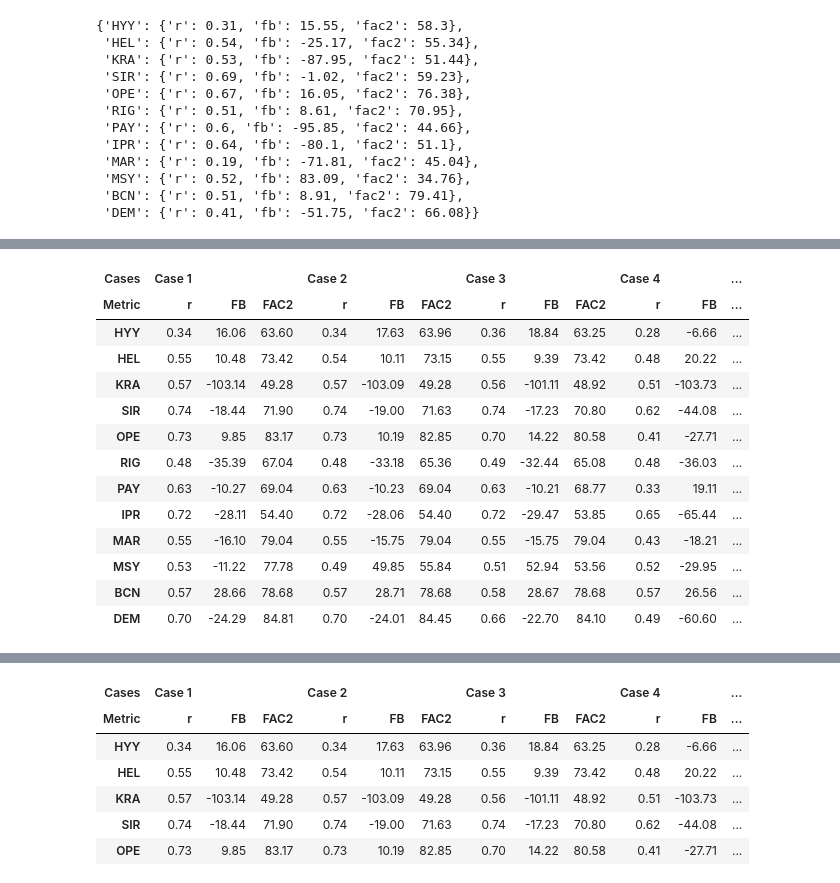
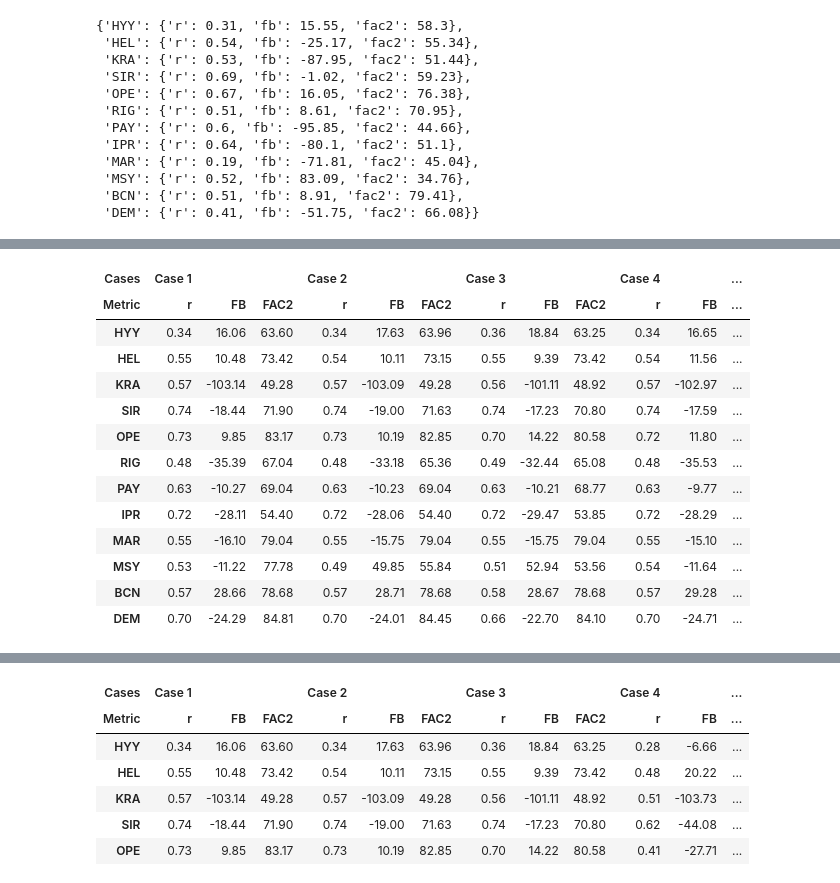
Before and after one commit to hectornav/Tool4BrC, a Jupyter notebook: paper_plots_new.ipynb, the cells around one changed output, grey strips where cells are left out. Cells and saved outputs as stored; diff of their text form; code cells hidden in the pictures.

```diff
--- a/paper_plots_new.ipynb
+++ b/paper_plots_new.ipynb
@@ -78,6 +78,9 @@ def calculate_statistics_nosoa(stn, points, mode='by_station'):
                                                        SA=False, mode=mode, points=points, model='monarch_best', case='moderately')
     abs_mod_strongly = ut.calculate_absorption_cases_nosoa(dict_of_names['acr_first'][stn], best=True, mass_mode='best',\
                                                      SA=False, mode=mode, points=points, model='monarch_best', case='strongly')
+
+    abs_mod_newcase = ut.calculate_absorption_cases_nosoa(dict_of_names['acr_first'][stn], best=True, mass_mode='best',\
+                                                        SA=False, mode=mode, points=points, model='monarch_best', case='newcase')
     abs_observed = dr.get_obsabs370(dict_of_names['acr_first'][stn], remove_negatives=True)
 
     abs_tot_oa = ut.calculate_absorption4oa_ns(dict_of_names['acr_first'][stn], best=True, points=points,\
@@ -91,15 +94,18 @@ def calculate_statistics_nosoa(stn, points, mode='by_station'):
     corr_weakly = st.calculate_corr(abs_observed, abs_mod_weakly)
     corr_moderately = st.calculate_corr(abs_observed, abs_mod_moderately)
     corr_strongly = st.calculate_corr(abs_observed, abs_mod_strongly)
+    corr_newcase = st.calculate_corr(abs_observed, abs_mod_newcase)
     corr_tot = st.calculate_corr(abs_observed, abs_tot_oa)
     fb_weakly = st.calculate_fb(abs_observed, abs_mod_weakly)
     fb_moderately = st.calculate_fb(abs_observed, abs_mod_moderately)
     fb_strongly = st.calculate_fb(abs_observed, abs_mod_strongly)
     fb_tot = st.calculate_fb(abs_observed, abs_tot_oa)
+    fb_newcase = st.calculate_fb(abs_observed, abs_mod_newcase)
     fac2_weakly = st.calculate_fac2(abs_observed, abs_mod_weakly)
     fac2_moderately = st.calculate_fac2(abs_observed, abs_mod_moderately)
     fac2_strongly = st.calculate_fac2(abs_observed, abs_mod_strongly)
     fac2_tot = st.calculate_fac2(abs_observed, abs_tot_oa)
+    fac2_newcase = st.calculate_fac2(abs_observed, abs_mod_newcase)
 
     # Crear un diccionario para almacenar los resultados para cada caso
     resultados = {
@@ -118,6 +124,11 @@ def calculate_statistics_nosoa(stn, points, mode='by_station'):
             'fb': fb_strongly,
             'fac2': fac2_strongly
         },
+        'newcase': {
+            'r': corr_newcase,
+            'fb': fb_newcase,
+            'fac2': fac2_newcase
+        },
         'total': {
             'r': corr_tot,
             'fb': fb_tot,
@@ -253,12 +228,15 @@ for stn in station_names[::-1]:
         'r_strongly': res[stn]['strongly']['r'],
         'r_moderately': res[stn]['moderately']['r'],
         'r_weakly': res[stn]['weakly']['r'],
+        'r_newcase': res[stn]['newcase']['r'],
         'fb_strongly': res[stn]['strongly']['fb'],
         'fb_moderately': res[stn]['moderately']['fb'],
         'fb_weakly': res[stn]['weakly']['fb'],
+        'fb_newcase': res[stn]['newcase']['fb'],
         'fac2_strongly': res[stn]['strongly']['fac2'],
         'fac2_moderately': res[stn]['moderately']['fac2'],
         'fac2_weakly': res[stn]['weakly']['fac2'],
+        'fac2_newcase': res[stn]['newcase']['fac2'],
         'r_total': res[stn]['total']['r'],
         'fb_total': res[stn]['total']['fb'],
         'fac2_total': res[stn]['total']['fac2']
@@ -289,19 +267,22 @@ tbl
 data_w = pd.read_csv(f'ri_tables/monarch_best_weakly/RI_all/no_secondary/RI_SLSQP_best.csv')
 data_m = pd.read_csv(f'ri_tables/monarch_best_moderately/RI_all/no_secondary/RI_SLSQP_best.csv')
 data_s = pd.read_csv(f'ri_tables/monarch_best_strongly/RI_all/no_secondary/RI_SLSQP_best.csv')
+data_n = pd.read_csv(f'ri_tables/monarch_best_newcase/RI_all/no_secondary/RI_SLSQP_best.csv')
 data_oa = pd.read_csv(f'ri_tables/monarch_best_oa/RI_all/RI_SLSQP_best.csv')
 
 data_w.set_index('RI_name', inplace=True)
 data_m.set_index('RI_name', inplace=True)
 data_s.set_index('RI_name', inplace=True)
+data_n.set_index('RI_name', inplace=True)
 data_oa.set_index('RI_name', inplace=True)
 
 data_w.columns = ['w']
 data_m.columns = ['m']
 data_s.columns = ['s']
+data_n.columns = ['n']
 data_oa.columns = ['oa']
 
-df_all = pd.concat([data_w, data_m, data_s, data_oa], axis=1)
+df_all = pd.concat([data_w, data_m, data_s, data_n,data_oa], axis=1)
 # %%
 df_all
 # %% [output]
@@ -449,12 +430,15 @@ data_multiindex = {
     ('Case 3', 'r'): df_tbl['r_strongly'],
     ('Case 3', 'FB'): df_tbl['fb_strongly'],
     ('Case 3', 'FAC2'): df_tbl['fac2_strongly'],
-    ('Case 4', 'r'): df_tbl['r_total'],
-    ('Case 4', 'FB'): df_tbl['fb_total'],
-    ('Case 4', 'FAC2'): df_tbl['fac2_total'],
-    ('Case 5', 'r'): df_tbl['r_brc'],
-    ('Case 5', 'FB'): df_tbl['fb_brc'],
-    ('Case 5', 'FAC2'): df_tbl['fac2_brc']
+    ('Case 4', 'r'): df_tbl['r_newcase'],
+    ('Case 4', 'FB'): df_tbl['fb_newcase'],
+    ('Case 4', 'FAC2'): df_tbl['fac2_newcase'],
+    ('Case 5', 'r'): df_tbl['r_total'],
+    ('Case 5', 'FB'): df_tbl['fb_total'],
+    ('Case 5', 'FAC2'): df_tbl['fac2_total'],
+    ('Case 6', 'r'): df_tbl['r_brc'],
+    ('Case 6', 'FB'): df_tbl['fb_brc'],
+    ('Case 6', 'FAC2'): df_tbl['fac2_brc']
 }
 # %%
 index = pd.Index(['HYY', 'HEL', 'KRA', 'SIR', 'OPE', 'RIG', 'PAY', 'IPR', 'MAR', 'MSY', 'BCN', 'DEM'], name='Station')
@@ -462,49 +446,54 @@ columns = pd.MultiIndex.from_tuples([('Case 1', 'r'), ('Case 1', 'FB'), ('Case 1
                                      ('Case 2', 'r'), ('Case 2', 'FB'), ('Case 2', 'FAC2'),\
                                      ('Case 3', 'r'), ('Case 3', 'FB'), ('Case 3', 'FAC2'),\
                                      ('Case 4', 'r'), ('Case 4', 'FB'), ('Case 4', 'FAC2'),\
-                                     ('Case 5', 'r'), ('Case 5', 'FB'), ('Case 5', 'FAC2')], names=['Cases', 'Metric'])
+                                     ('Case 5', 'r'), ('Case 5', 'FB'), ('Case 5', 'FAC2'),\
+                                     ('Case 6', 'r'), ('Case 6', 'FB'), ('Case 6', 'FAC2')], names=['Cases', 'Metric'])
 
 # Convertir los datos en un formato adecuado para el DataFrame
 data_for_df = {}
 for (case, measure), values in data_multiindex.items():
     for station, value in values.items():
         data_for_df[(case, measure, station)] = value
 
 # Reorganizar los datos para la creación del DataFrame
 reorganized_data = {station: {('Case 1', 'r'): data_for_df.get(('Case 1', 'r', station)),
                               ('Case 1', 'FB'): data_for_df.get(('Case 1', 'FB', station)),
                               ('Case 1', 'FAC2'): data_for_df.get(('Case 1','FAC2', station)),
                               ('Case 2', 'r'): data_for_df.get(('Case 2', 'r', station)),
                               ('Case 2', 'FB'): data_for_df.get(('Case 2', 'FB', station)),
                               ('Case 2', 'FAC2'): data_for_df.get(('Case 2','FAC2', station)),
                               ('Case 3', 'r'): data_for_df.get(('Case 3', 'r', station)),
                               ('Case 3', 'FB'): data_for_df.get(('Case 3', 'FB', station)),
                               ('Case 3', 'FAC2'): data_for_df.get(('Case 3','FAC2', station)),
                               ('Case 4', 'r'): data_for_df.get(('Case 4', 'r', station)),
                               ('Case 4', 'FB'): data_for_df.get(('Case 4', 'FB', station)),
                               ('Case 4', 'FAC2'): data_for_df.get(('Case 4','FAC2', station)),
                               ('Case 5', 'r'): data_for_df.get(('Case 5', 'r', station)),
                               ('Case 5', 'FB'): data_for_df.get(('Case 5', 'FB', station)),
-                              ('Case 5', 'FAC2'): data_for_df.get(('Case 5','FAC2', station)),} for station in index}
+                              ('Case 5', 'FAC2'): data_for_df.get(('Case 5','FAC2', station)),
+                              ('Case 6', 'r'): data_for_df.get(('Case 6', 'r', station)),
+                              ('Case 6', 'FB'): data_for_df.get(('Case 6', 'FB', station)),
+                              ('Case 6', 'FAC2'): data_for_df.get(('Case 6','FAC2', station)),} for station in index}
+
 
 # Crear el DataFrame MultiIndex
 df_multiindex_corrected = pd.DataFrame(reorganized_data).T
 df_multiindex_corrected.columns = columns
 
 df_multiindex_corrected
 # %% [output]
 | Cases | Case 1 |  |  | Case 2 |  |  | Case 3 |  |  | Case 4 |  | ... |
 | Metric | r | FB | FAC2 | r | FB | FAC2 | r | FB | FAC2 | r | FB | ... |
-| HYY | 0.34 | 16.06 | 63.60 | 0.34 | 17.63 | 63.96 | 0.36 | 18.84 | 63.25 | 0.28 | -6.66 | ... |
-| HEL | 0.55 | 10.48 | 73.42 | 0.54 | 10.11 | 73.15 | 0.55 | 9.39 | 73.42 | 0.48 | 20.22 | ... |
-| KRA | 0.57 | -103.14 | 49.28 | 0.57 | -103.09 | 49.28 | 0.56 | -101.11 | 48.92 | 0.51 | -103.73 | ... |
-| SIR | 0.74 | -18.44 | 71.90 | 0.74 | -19.00 | 71.63 | 0.74 | -17.23 | 70.80 | 0.62 | -44.08 | ... |
-| OPE | 0.73 | 9.85 | 83.17 | 0.73 | 10.19 | 82.85 | 0.70 | 14.22 | 80.58 | 0.41 | -27.71 | ... |
-| RIG | 0.48 | -35.39 | 67.04 | 0.48 | -33.18 | 65.36 | 0.49 | -32.44 | 65.08 | 0.48 | -36.03 | ... |
-| PAY | 0.63 | -10.27 | 69.04 | 0.63 | -10.23 | 69.04 | 0.63 | -10.21 | 68.77 | 0.33 | 19.11 | ... |
-| IPR | 0.72 | -28.11 | 54.40 | 0.72 | -28.06 | 54.40 | 0.72 | -29.47 | 53.85 | 0.65 | -65.44 | ... |
-| MAR | 0.55 | -16.10 | 79.04 | 0.55 | -15.75 | 79.04 | 0.55 | -15.75 | 79.04 | 0.43 | -18.21 | ... |
-| MSY | 0.53 | -11.22 | 77.78 | 0.49 | 49.85 | 55.84 | 0.51 | 52.94 | 53.56 | 0.52 | -29.95 | ... |
-| BCN | 0.57 | 28.66 | 78.68 | 0.57 | 28.71 | 78.68 | 0.58 | 28.67 | 78.68 | 0.57 | 26.56 | ... |
-| DEM | 0.70 | -24.29 | 84.81 | 0.70 | -24.01 | 84.45 | 0.66 | -22.70 | 84.10 | 0.49 | -60.60 | ... |
+| HYY | 0.34 | 16.06 | 63.60 | 0.34 | 17.63 | 63.96 | 0.36 | 18.84 | 63.25 | 0.34 | 16.65 | ... |
+| HEL | 0.55 | 10.48 | 73.42 | 0.54 | 10.11 | 73.15 | 0.55 | 9.39 | 73.42 | 0.54 | 11.56 | ... |
+| KRA | 0.57 | -103.14 | 49.28 | 0.57 | -103.09 | 49.28 | 0.56 | -101.11 | 48.92 | 0.57 | -102.97 | ... |
+| SIR | 0.74 | -18.44 | 71.90 | 0.74 | -19.00 | 71.63 | 0.74 | -17.23 | 70.80 | 0.74 | -17.59 | ... |
+| OPE | 0.73 | 9.85 | 83.17 | 0.73 | 10.19 | 82.85 | 0.70 | 14.22 | 80.58 | 0.72 | 11.80 | ... |
+| RIG | 0.48 | -35.39 | 67.04 | 0.48 | -33.18 | 65.36 | 0.49 | -32.44 | 65.08 | 0.48 | -35.53 | ... |
+| PAY | 0.63 | -10.27 | 69.04 | 0.63 | -10.23 | 69.04 | 0.63 | -10.21 | 68.77 | 0.63 | -9.77 | ... |
+| IPR | 0.72 | -28.11 | 54.40 | 0.72 | -28.06 | 54.40 | 0.72 | -29.47 | 53.85 | 0.72 | -28.29 | ... |
+| MAR | 0.55 | -16.10 | 79.04 | 0.55 | -15.75 | 79.04 | 0.55 | -15.75 | 79.04 | 0.55 | -15.10 | ... |
+| MSY | 0.53 | -11.22 | 77.78 | 0.49 | 49.85 | 55.84 | 0.51 | 52.94 | 53.56 | 0.54 | -11.64 | ... |
+| BCN | 0.57 | 28.66 | 78.68 | 0.57 | 28.71 | 78.68 | 0.58 | 28.67 | 78.68 | 0.57 | 29.28 | ... |
+| DEM | 0.70 | -24.29 | 84.81 | 0.70 | -24.01 | 84.45 | 0.66 | -22.70 | 84.10 | 0.70 | -24.71 | ... |
 # %%
```
Also changed, not shown: parts of 12 cells of this notebook, 40 other files.
